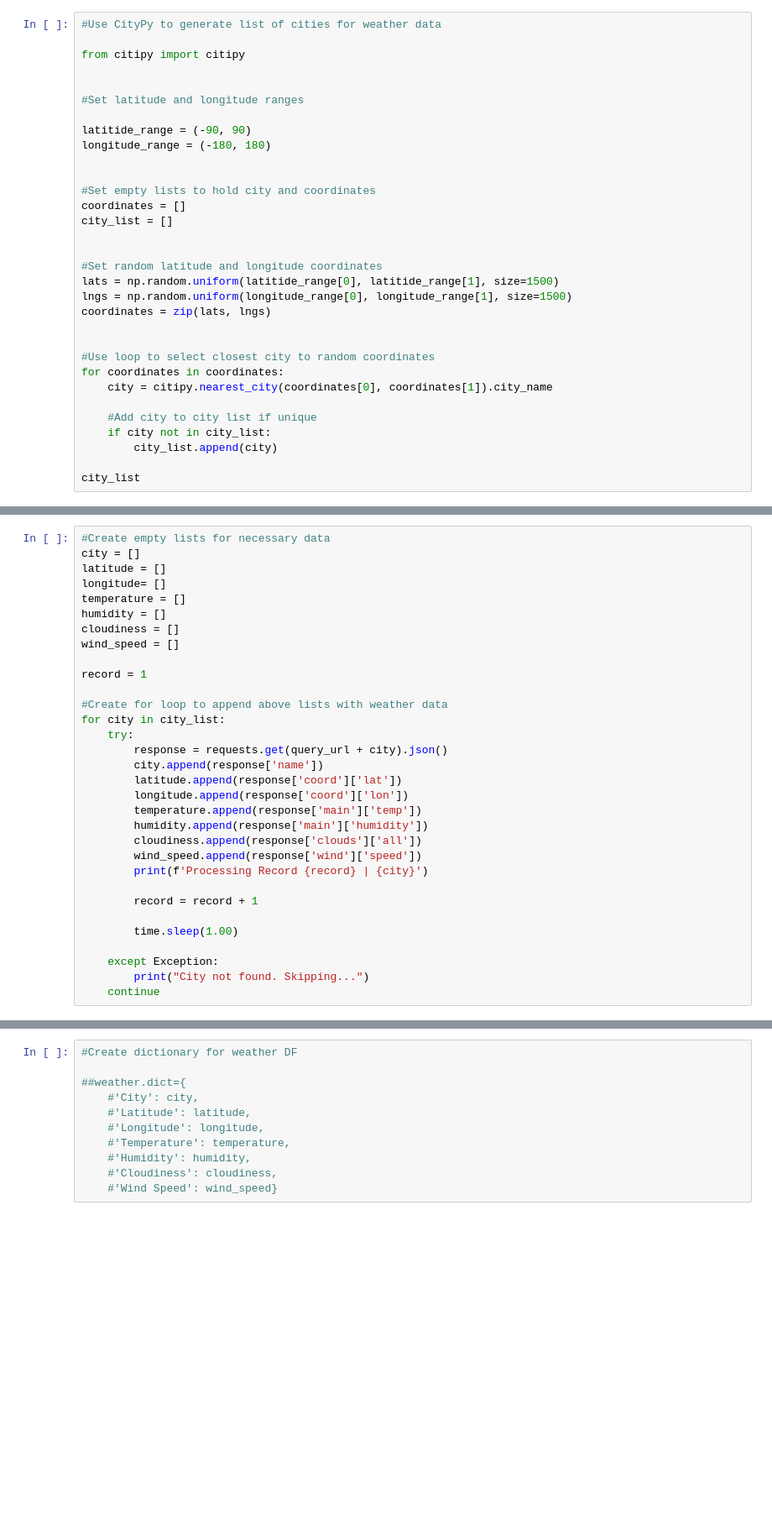
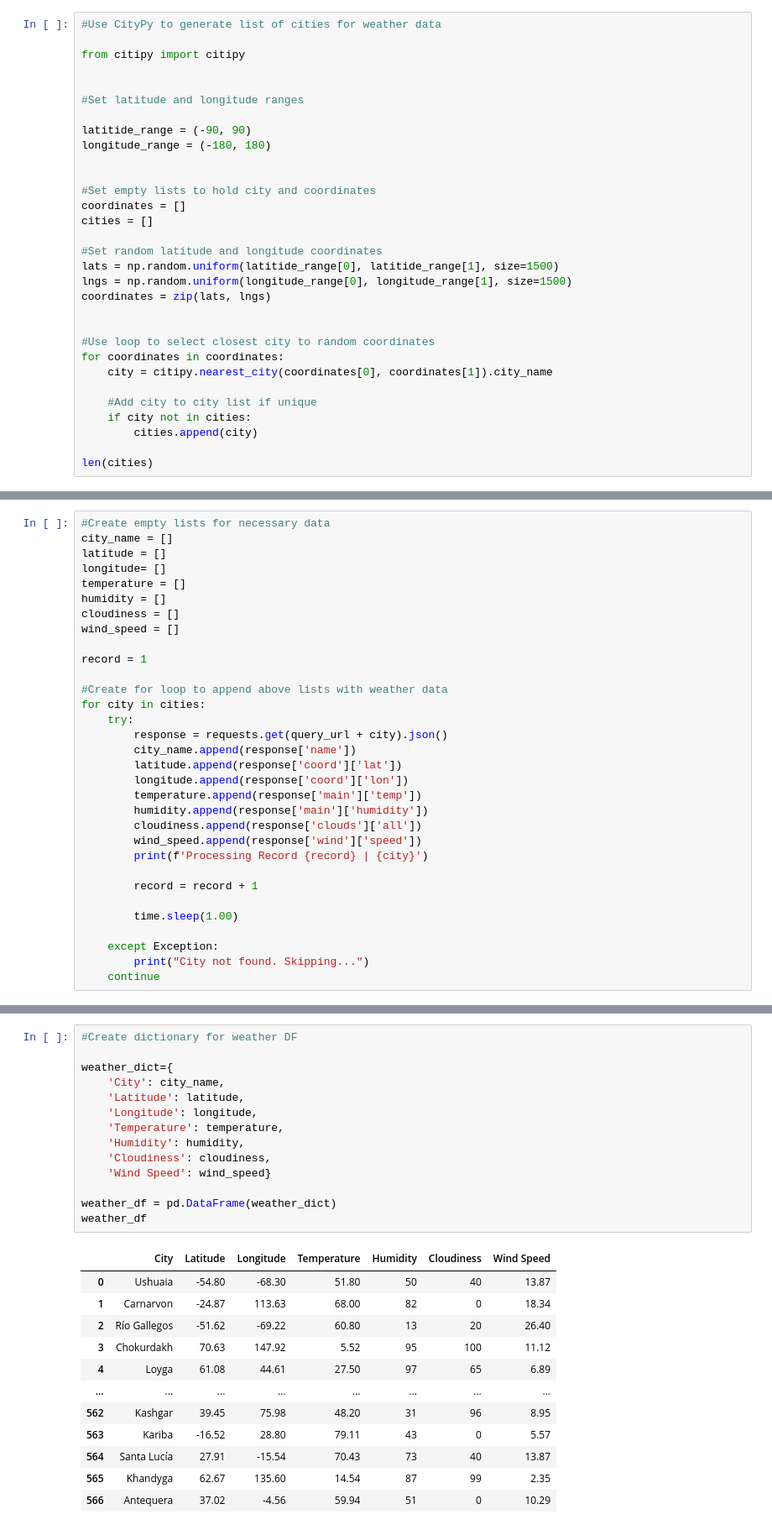
Before and after one commit to sarahheavner/python-api-challenge, a Jupyter notebook: WeatherPy/WeatherPy.ipynb, the cells around one changed output, grey strips where cells are left out. Shown at 84% size. Drawn from its saved outputs; the diff is of its cells as text; blank space fills up the shorter version.

Commit message:
I FIXED MY ISSUE! Changed city variable to city_name, it was wiping out the cities in the for loop

```diff
--- a/WeatherPy/WeatherPy.ipynb
+++ b/WeatherPy/WeatherPy.ipynb
@@ -22,8 +22,7 @@ longitude_range = (-180, 180)
 
 #Set empty lists to hold city and coordinates
 coordinates = []
-city_list = []
-
+cities = []
 
 #Set random latitude and longitude coordinates
 lats = np.random.uniform(latitide_range[0], latitide_range[1], size=1500)
@@ -36,8 +35,8 @@ for coordinates in coordinates:
     city = citipy.nearest_city(coordinates[0], coordinates[1]).city_name
 
     #Add city to city list if unique
-    if city not in city_list:
-        city_list.append(city)
+    if city not in cities:
+        cities.append(city)
 
-city_list
+len(cities)
 # %% [output]
@@ -69,7 +68,7 @@ units = "imperial"
 query_url = f'{url}appid={api_key}&units={units}&q='
 # %%
 #Create empty lists for necessary data
-city = []
+city_name = []
 latitude = []
 longitude= []
 temperature = []
@@ -80,10 +79,10 @@ wind_speed = []
 record = 1
 
 #Create for loop to append above lists with weather data
-for city in city_list:
+for city in cities:
     try:
         response = requests.get(query_url + city).json()
-        city.append(response['name'])
+        city_name.append(response['name'])
         latitude.append(response['coord']['lat'])
         longitude.append(response['coord']['lon'])
         temperature.append(response['main']['temp'])
@@ -119,11 +119,27 @@ KeyboardInterrupt:
 # %%
 #Create dictionary for weather DF
 
-##weather.dict={
-    #'City': city,
-    #'Latitude': latitude,
-    #'Longitude': longitude,
-    #'Temperature': temperature,
-    #'Humidity': humidity,
-    #'Cloudiness': cloudiness,
-    #'Wind Speed': wind_speed}
+weather_dict={
+    'City': city_name,
+    'Latitude': latitude,
+    'Longitude': longitude,
+    'Temperature': temperature,
+    'Humidity': humidity,
+    'Cloudiness': cloudiness,
+    'Wind Speed': wind_speed}
+
+weather_df = pd.DataFrame(weather_dict)
+weather_df
+# %% [output]
+|  | City | Latitude | Longitude | Temperature | Humidity | Cloudiness | Wind Speed |
+| 0 | Ushuaia | -54.80 | -68.30 | 51.80 | 50 | 40 | 13.87 |
+| 1 | Carnarvon | -24.87 | 113.63 | 68.00 | 82 | 0 | 18.34 |
+| 2 | Río Gallegos | -51.62 | -69.22 | 60.80 | 13 | 20 | 26.40 |
+| 3 | Chokurdakh | 70.63 | 147.92 | 5.52 | 95 | 100 | 11.12 |
+| 4 | Loyga | 61.08 | 44.61 | 27.50 | 97 | 65 | 6.89 |
+| ... | ... | ... | ... | ... | ... | ... | ... |
+| 562 | Kashgar | 39.45 | 75.98 | 48.20 | 31 | 96 | 8.95 |
+| 563 | Kariba | -16.52 | 28.80 | 79.11 | 43 | 0 | 5.57 |
+| 564 | Santa Lucía | 27.91 | -15.54 | 70.43 | 73 | 40 | 13.87 |
+| 565 | Khandyga | 62.67 | 135.60 | 14.54 | 87 | 99 | 2.35 |
+| 566 | Antequera | 37.02 | -4.56 | 59.94 | 51 | 0 | 10.29 |
```
Also changed, not shown: parts of 4 cells of this notebook.
